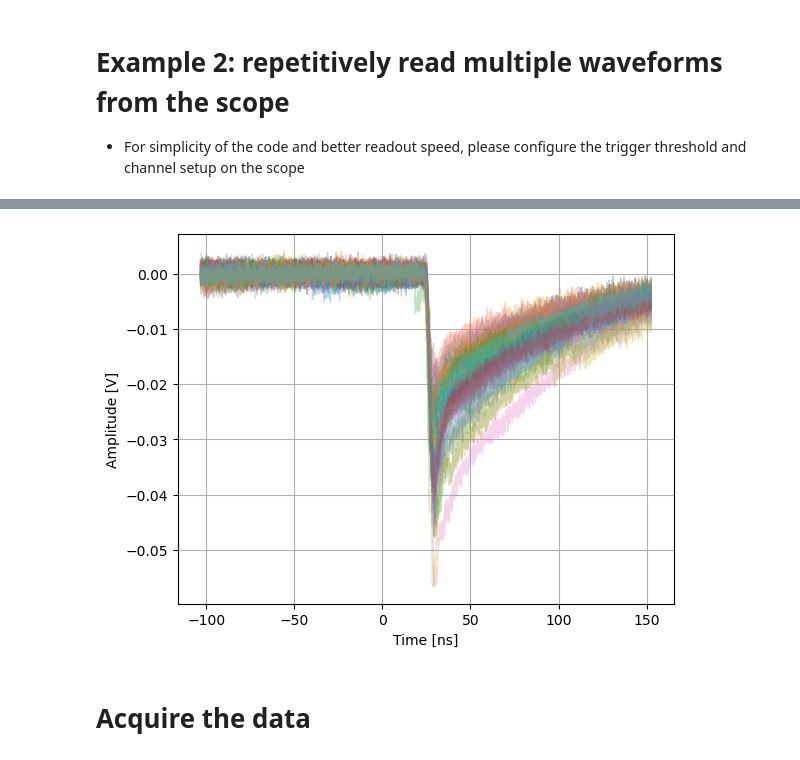
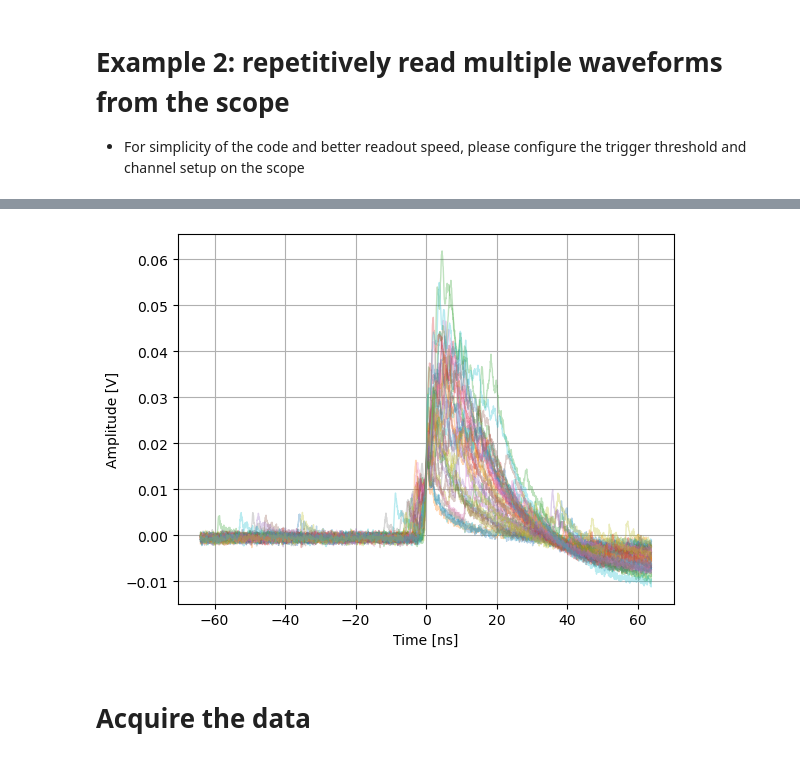
Before and after one commit to EdmondRen/Mu-Hardware, a Jupyter notebook: Keysight/Scintillator_bar_acquisation.ipynb, the cells around one changed output, grey strips where cells are left out. Saved outputs shown, nothing was run; the diff lists cells and outputs as text; code cells hidden in the pictures.

```diff
--- a/Keysight/Scintillator_bar_acquisation.ipynb
+++ b/Keysight/Scintillator_bar_acquisation.ipynb
@@ -21,5 +21,5 @@ reload(vs)
 - If you don't know the address, do vs.connect()
 - Otherwise, put the address in the argument will speed it up
 # %%
-scope = vs.connect(address = "TCPIP0::10.0.0.4::inst0::INSTR", timeout=30_000) # set 30 second
+scope = vs.connect(address = "USB0::0x2A8D::0x9008::MY63160110::0::INSTR", timeout=30_000) # set 30 second
 # %% [output]
@@ -51,10 +52,11 @@ grid()
 - For simplicity of the code and better readout speed, please configure the trigger threshold and channel setup on the scope
 # %%
 data_save = vs.get_events(scope, Nevents = 40, print_every_n = 4, trigger_channel = trigger_channel, read_channel = read_channel, acquire_length = acquire_length, calibrate = True)
+# data_save = get_events_cuts(scope, Nevents = 40, print_every_n = 4, trigger_channel = trigger_channel, read_channel = read_channel, acquire_length = acquire_length, calibrate = True)
 time_series = data_save["metadata"]["time_series"]*1e9
 
 for i in range(len(data_save[1])):
-    plot(time_series, data_save[2][i],alpha=0.3, linewidth=1)
+    plot(time_series, data_save[1][i],alpha=0.3, linewidth=1)
 
 # xlim(-10,10)
 xlabel("Time [ns]")
@@ -64,4 +76,4 @@ grid()
-[figure, old version]
+[figure, new version]
 # %% [markdown]
 # Acquire the data
 # %%
```
Also changed, not shown: parts of 7 cells of this notebook, 20 other files.
